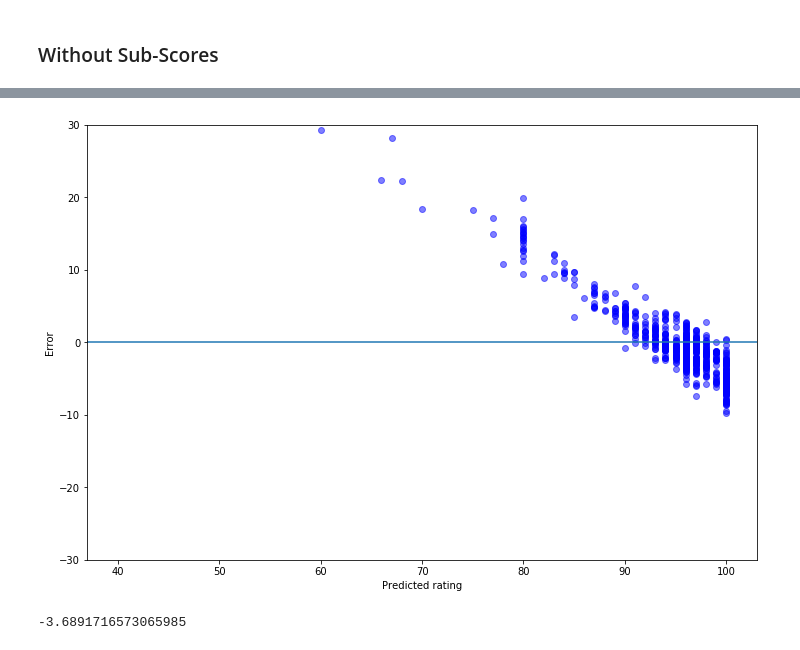
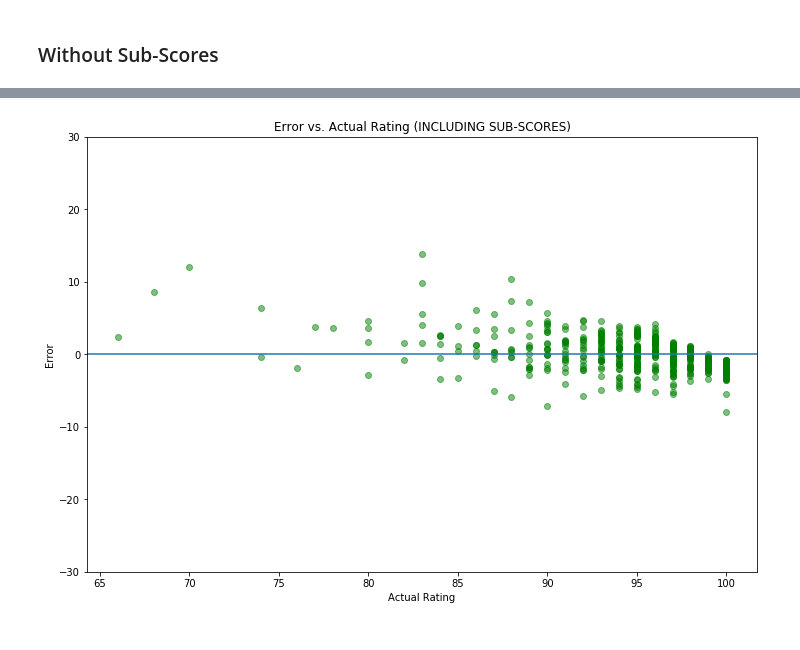
Before and after one commit to joshkeating/inf370-final-project, a Jupyter notebook: analysis.ipynb, the cells around one changed output, grey strips where cells are left out. Saved outputs shown, nothing was run; the diff lists cells and outputs as text; code cells hidden in the pictures.

```diff
--- a/analysis.ipynb
+++ b/analysis.ipynb
@@ -481,0 +490,12 @@ With Sub-Scores
+# %%
+# split into train and test
+train_features_2, test_features_2, train_outcome_2, test_outcome_2 = train_test_split(
+    review_data.drop("review_scores_rating", axis=1),
+    review_data.review_scores_rating,
+    test_size=0.20
+)
+# %%
+# Using same pipeline as prior
+nn_grid_with_subs = GridSearchCV(nn_pipeline, nn_param_grid, cv=3, scoring="neg_mean_absolute_error")
+nn_grid_with_subs.fit(train_features_2, train_outcome_2)
+nn_grid_with_subs.score(test_features_2, test_outcome_2)
@@ -502,10 +556,11 @@ The plot below shows the errors of all the predictions made with the Neural Net.
 # %%
 plt.figure(figsize=(12,8))
-plot2 = plt.scatter(test_outcome,nn_grid.predict(test_features) - test_outcome,color='b', alpha = .5, label = 'Neural Net')
+plt.scatter(test_outcome_2,nn_grid_with_subs.predict(test_features_2) - test_outcome_2,color='g', alpha = .5, label = 'Neural Net')
 plt.axhline(y=0)
-plt.xlabel('Predicted rating')
+plt.xlabel('Actual Rating')
+plt.title('Error vs. Actual Rating (INCLUDING SUB-SCORES)')
 plt.ylabel('Error')
 plt.ylim(-30,30)
-plt.show(plot2)
+plt.show()
 # %% [output]
-[figure, old version]
+[figure, new version]
@@ -539,6 +566,0 @@ nn_param_grid = {
-# %%
-nn_grid = GridSearchCV(nn_pipeline, nn_param_grid, cv=3, scoring="neg_mean_absolute_error")
-nn_grid.fit(train_features, train_outcome)
-nn_grid.score(test_features, test_outcome)
-# %% [output]
--3.6891716573065985
```
Also changed, not shown: parts of 27 cells of this notebook.
